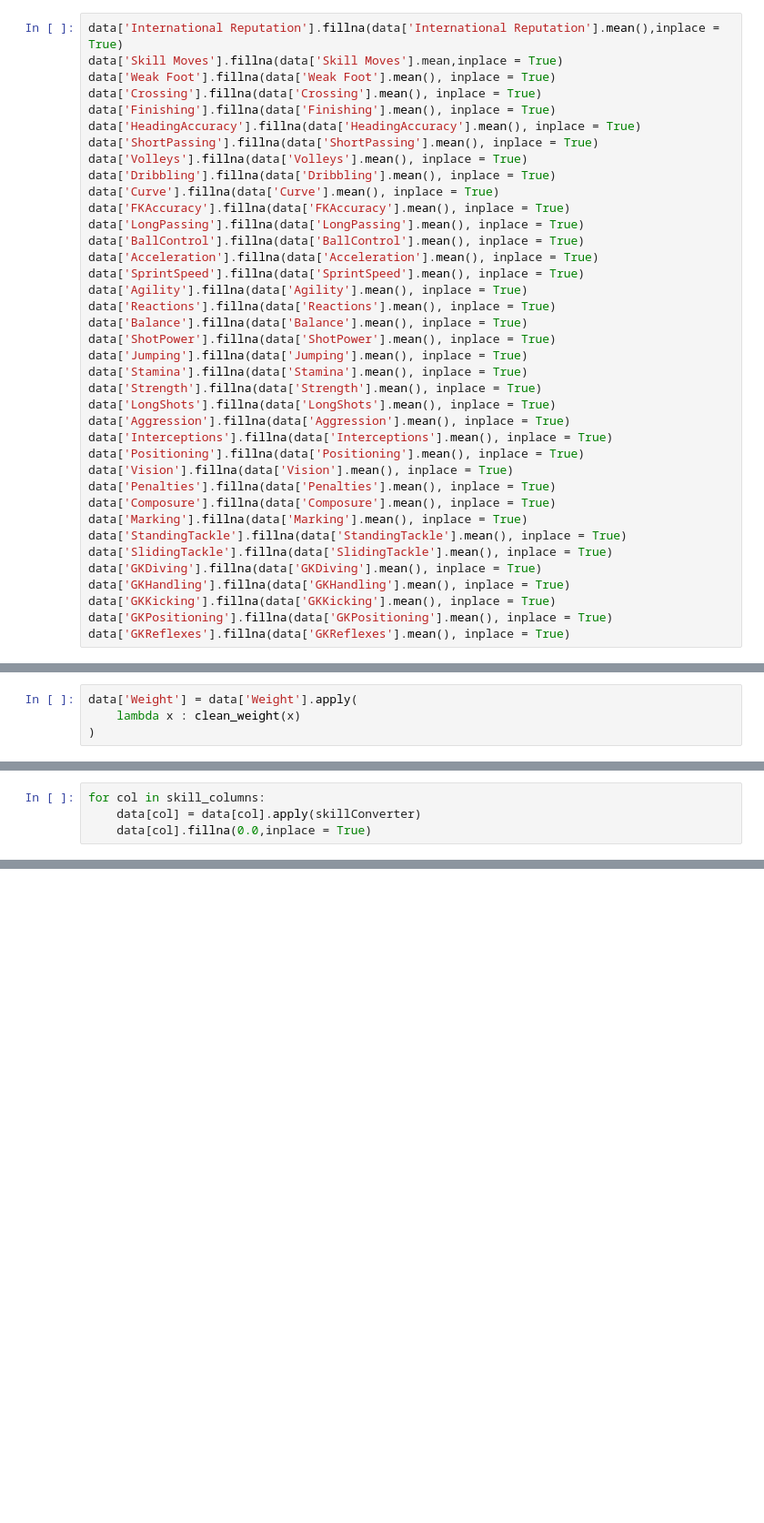
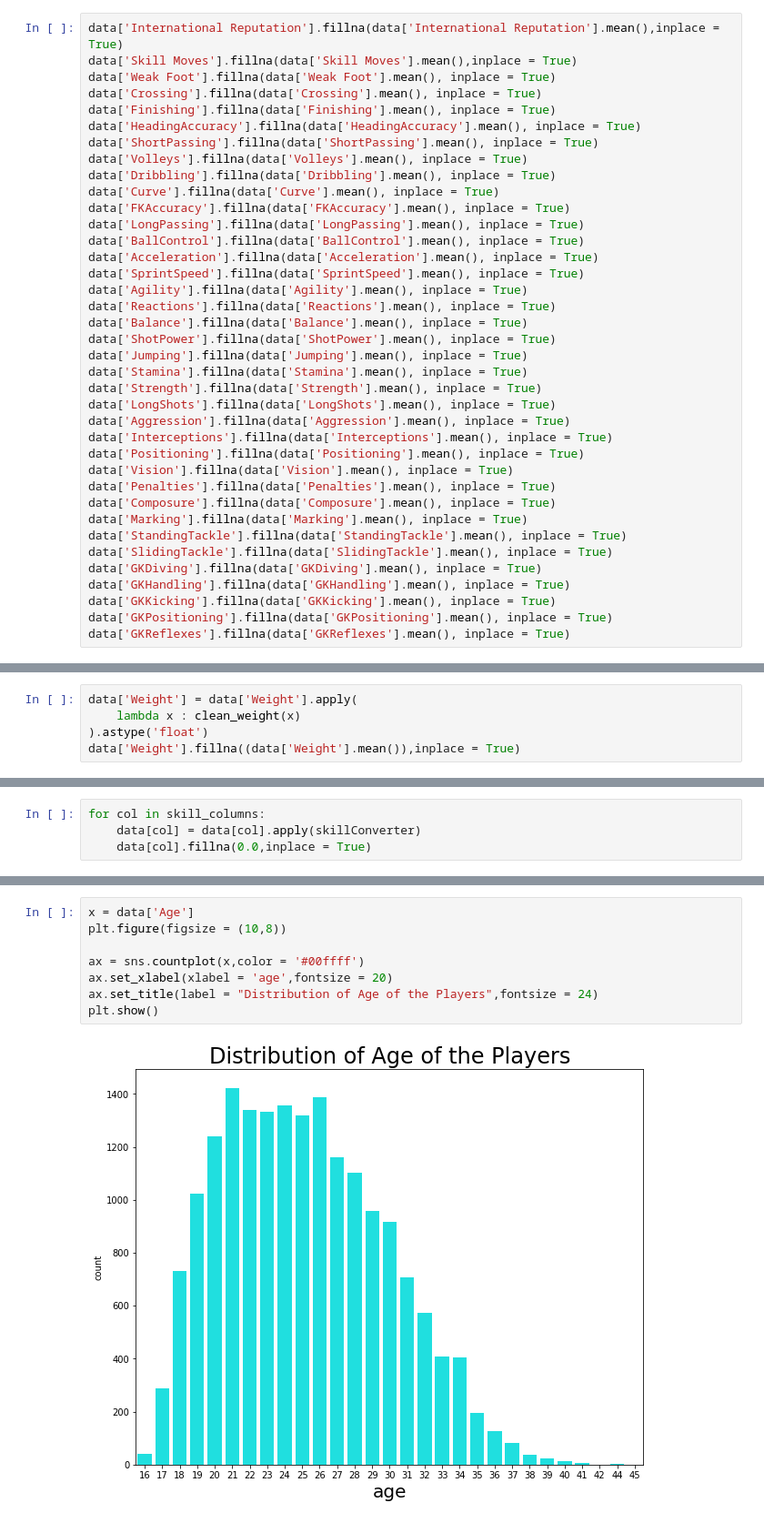
Before and after one commit to seachan94/Kaggle, a Jupyter notebook: FIFA/FIFA.ipynb, the cells around one changed output, grey strips where cells are left out. Shown at 91% size. Cells and saved outputs as stored; diff of their text form; blank space fills up the shorter version.

```diff
--- a/FIFA/FIFA.ipynb
+++ b/FIFA/FIFA.ipynb
@@ -60,7 +60,7 @@ data.drop(['ID','Photo','Flag','Club Logo','Real Face','Jersey Number','Loaned F
       충앙값은 표본의 편차 혹은 왜곡이 심하게 나타나는 경우 유용하다.
 # %%
 data['International Reputation'].fillna(data['International Reputation'].mean(),inplace = True)
-data['Skill Moves'].fillna(data['Skill Moves'].mean,inplace = True)
+data['Skill Moves'].fillna(data['Skill Moves'].mean(),inplace = True)
 data['Weak Foot'].fillna(data['Weak Foot'].mean(), inplace = True)
 data['Crossing'].fillna(data['Crossing'].mean(), inplace = True)
 data['Finishing'].fillna(data['Finishing'].mean(), inplace = True)
@@ -192,7 +192,8 @@ def clean_weight(x):
 # %%
 data['Weight'] = data['Weight'].apply(
     lambda x : clean_weight(x)
-)
+).astype('float')
+data['Weight'].fillna((data['Weight'].mean()),inplace = True)
 # %%
 sns.distplot(data['Weight'])
 # %% [output]
@@ -317,0 +317,10 @@ ch['LS'].value_counts()
+# %%
+x = data['Age']
+plt.figure(figsize = (10,8))
+
+ax = sns.countplot(x,color = '#00ffff')
+ax.set_xlabel(xlabel = 'age',fontsize = 20)
+ax.set_title(label = "Distribution of Age of the Players",fontsize = 24)
+plt.show()
+# %% [output]
+[figure, added]
```
Also changed, not shown: parts of 31 cells of this notebook, 22 other files.
